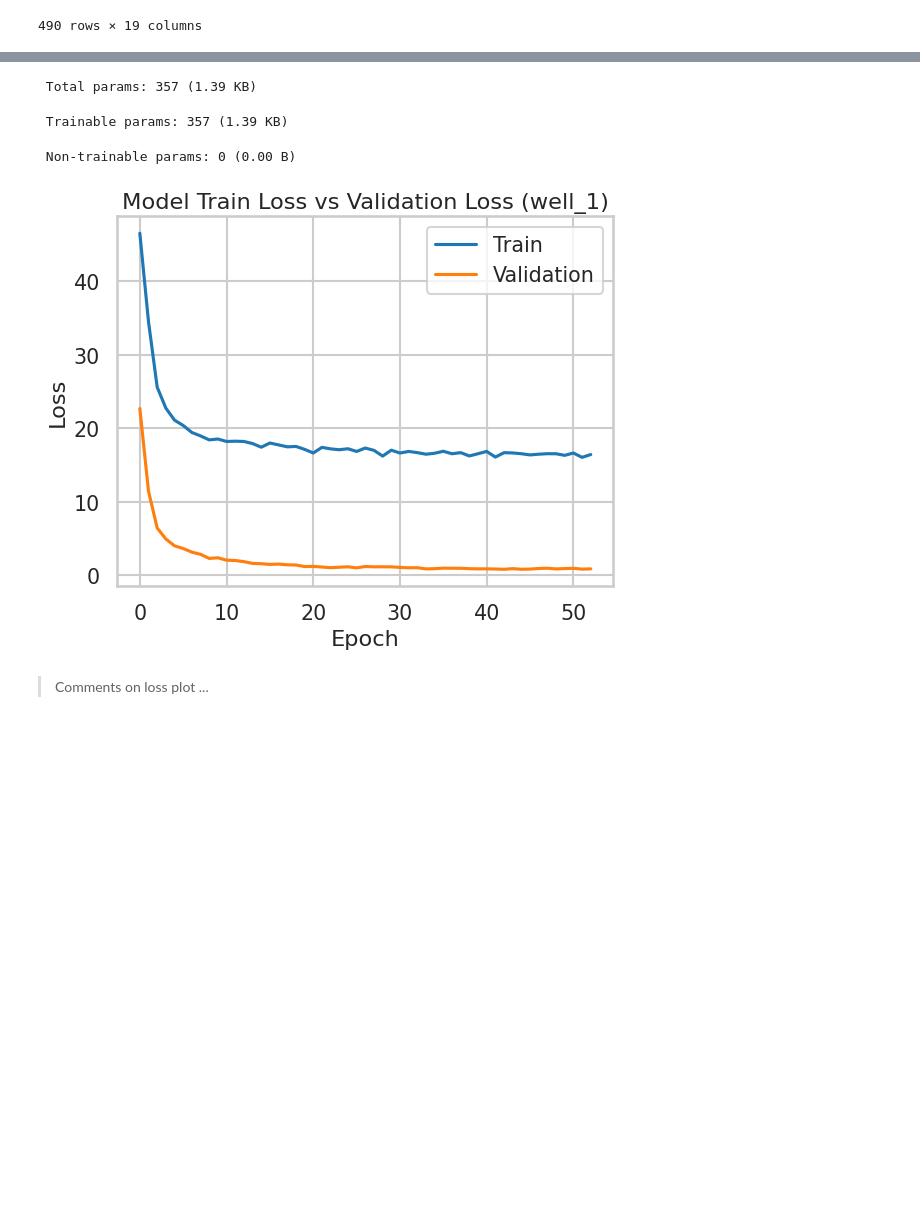
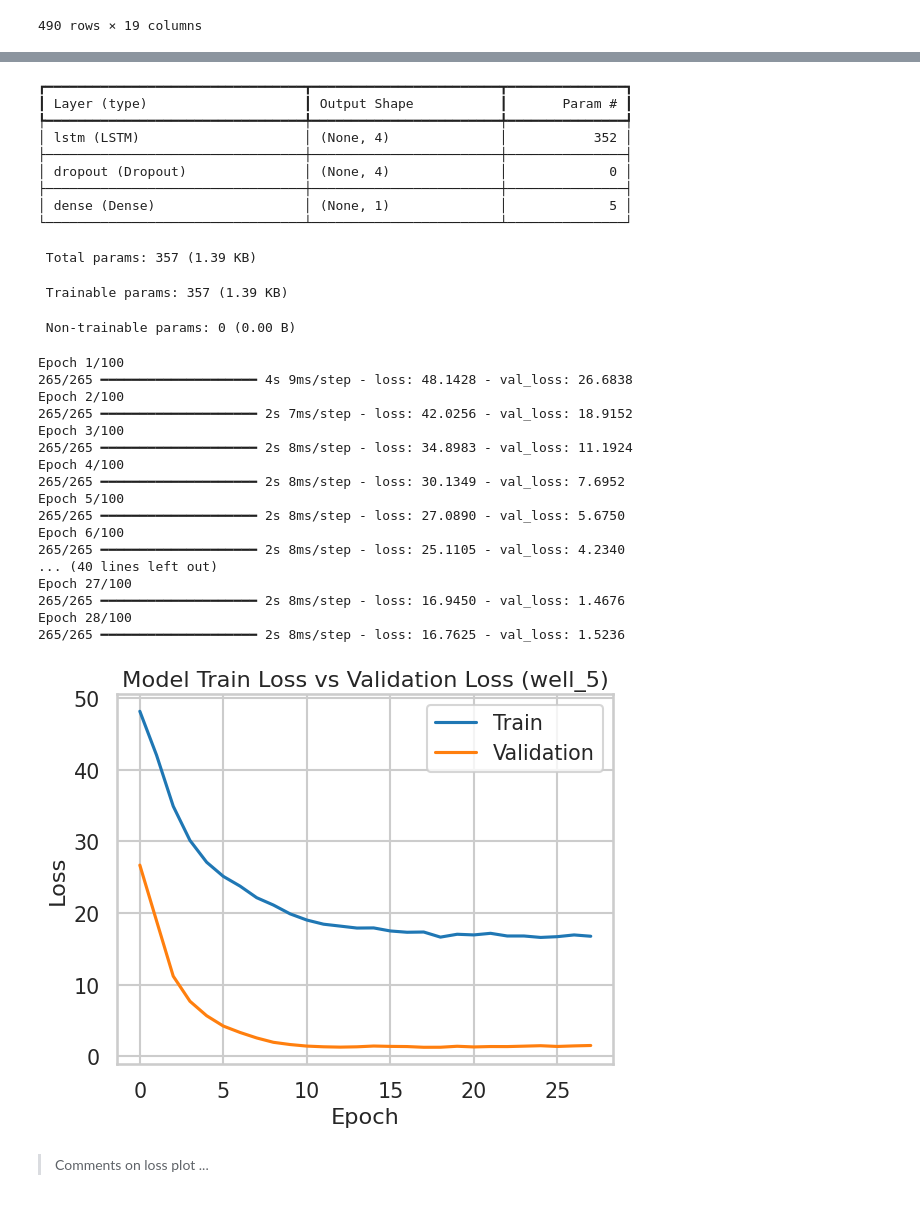
Before and after one commit to ryan-bulger/5511-Final-Project, a Jupyter notebook: lstm-oil-production-forecasting.ipynb, the cells around one changed output, grey strips where cells are left out. Drawn from its saved outputs; the diff is of its cells as text; code cells hidden in the pictures; blank space fills up the shorter version.

```diff
--- a/lstm-oil-production-forecasting.ipynb
+++ b/lstm-oil-production-forecasting.ipynb
@@ -810,32 +852,49 @@ Training datasets shapes:
 # %%
 # Fit base LSTM and create diagnostic plots
-def fit_lstm(X_train, y_train, n_nodes, look_back, learning_rate):
-    # Create model instance
-    n_features = X_train.shape[2]
-    model = Sequential()
-    model.add(LSTM(n_nodes, input_shape=(look_back, n_features)))
-    model.add(Dropout(0.1))
-    model.add(Dense(1, activation='softplus'))
-    model.compile(loss='mse', optimizer=keras.optimizers.Adam(learning_rate=learning_rate))
-    model.summary()
+def create_LSTM_model(n_nodes, look_back, learning_rate, n_features):
+    strategy = tf.distribute.MirroredStrategy()
+    with strategy.scope():
+        model = Sequential()
+        model.add(LSTM(n_nodes, input_shape=(look_back, n_features)))
+        model.add(Dropout(0.1))
+        model.add(Dense(1, activation='softplus'))
+        model.compile(loss='mse', optimizer=keras.optimizers.Adam(learning_rate=learning_rate))
+    return model
 
+def fit_lstm(model):
     # Fit model
-    callback = keras.callbacks.EarlyStopping(monitor='val_loss', patience=10) # Add early stopping to prevent overfitting
-    history = model.fit(X_train, y_train, epochs=100, batch_size=1, validation_split=(1-SPLIT_RATIO), shuffle=False, verbose=0, callbacks=[callback])
+    early_stopping = keras.callbacks.EarlyStopping(monitor='val_loss', patience=PATIENCE) # Add early stopping to prevent overfitting
+    history = model.fit(
+        X_train,
+        y_train,
+        epochs=EPOCHS,
+        batch_size=1,
+        validation_split=(1-SPLIT_RATIO),
+        shuffle=False,
+        verbose=1,
+        callbacks=[early_stopping]
+    )
+    return history
 
-    # Loss plot
+# Create loss plot
+def plot_loss(history):
     plt.plot(history.history['loss'])
     plt.plot(history.history['val_loss'])
     plt.title(f'Model Train Loss vs Validation Loss ({well_name})')
     plt.ylabel('Loss')
     plt.xlabel('Epoch')
     plt.legend(['Train', 'Validation'], loc='upper right')
-    return history
 
 # Define base LSTM model inputs
 n_nodes = 4
+look_back = 12
 learning_rate = 0.001
 
 # Fit LSTM model
-history = fit_lstm(X_train, y_train, n_nodes, look_back, learning_rate)
+X_train = np.concatenate([train_test_dict[well_name][look_back]['X_train'] for well_name in train_test_dict.keys()], axis=0)
+y_train = np.concatenate([train_test_dict[well_name][look_back]['y_train'] for well_name in train_test_dict.keys()], axis=0)
+model = create_LSTM_model(n_nodes, look_back, learning_rate, X_train.shape[2])
+model.summary()
+history = fit_lstm(model)
+plot_loss(history)
 # %% [output]
@@ -852,7 +904,33 @@ Model: "sequential_5"
- Total params: 357 (1.39 KB)
+┏━━━━━━━━━━━━━━━━━━━━━━━━━━━━━━━━━┳━━━━━━━━━━━━━━━━━━━━━━━━┳━━━━━━━━━━━━━━━┓
+┃ Layer (type)                    ┃ Output Shape           ┃       Param # ┃
+┡━━━━━━━━━━━━━━━━━━━━━━━━━━━━━━━━━╇━━━━━━━━━━━━━━━━━━━━━━━━╇━━━━━━━━━━━━━━━┩
+│ lstm (LSTM)                     │ (None, 4)              │           352 │
+├─────────────────────────────────┼────────────────────────┼───────────────┤
+│ dropout (Dropout)               │ (None, 4)              │             0 │
+├─────────────────────────────────┼────────────────────────┼───────────────┤
+│ dense (Dense)                   │ (None, 1)              │             5 │
+└─────────────────────────────────┴────────────────────────┴───────────────┘
- Trainable params: 357 (1.39 KB)
+ Total params: 357 (1.39 KB)
- Non-trainable params: 0 (0.00 B)
+ Trainable params: 357 (1.39 KB)
+ Non-trainable params: 0 (0.00 B)
+Epoch 1/100
+265/265 ━━━━━━━━━━━━━━━━━━━━ 4s 9ms/step - loss: 48.1428 - val_loss: 26.6838
+Epoch 2/100
+265/265 ━━━━━━━━━━━━━━━━━━━━ 2s 7ms/step - loss: 42.0256 - val_loss: 18.9152
+Epoch 3/100
+265/265 ━━━━━━━━━━━━━━━━━━━━ 2s 8ms/step - loss: 34.8983 - val_loss: 11.1924
+Epoch 4/100
+265/265 ━━━━━━━━━━━━━━━━━━━━ 2s 8ms/step - loss: 30.1349 - val_loss: 7.6952
+Epoch 5/100
+265/265 ━━━━━━━━━━━━━━━━━━━━ 2s 8ms/step - loss: 27.0890 - val_loss: 5.6750
+Epoch 6/100
+265/265 ━━━━━━━━━━━━━━━━━━━━ 2s 8ms/step - loss: 25.1105 - val_loss: 4.2340
+... (40 lines left out)
+Epoch 27/100
+265/265 ━━━━━━━━━━━━━━━━━━━━ 2s 8ms/step - loss: 16.9450 - val_loss: 1.4676
+Epoch 28/100
+265/265 ━━━━━━━━━━━━━━━━━━━━ 2s 8ms/step - loss: 16.7625 - val_loss: 1.5236
-[figure, old version]
+[figure, new version]
 # %% [markdown]
 > Comments on loss plot ...
 # %% [markdown]
```
Also changed, not shown: parts of 48 cells of this notebook, 3 other files.
